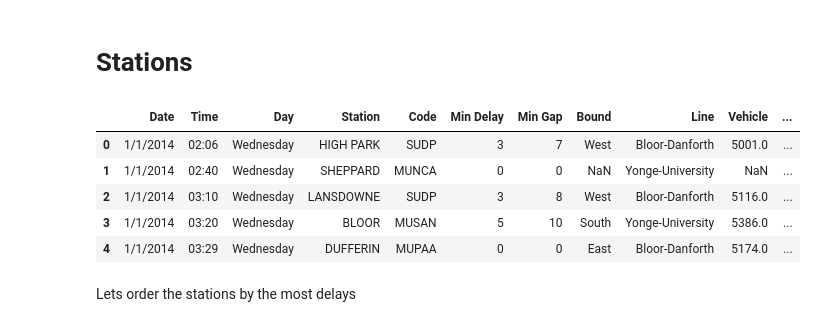
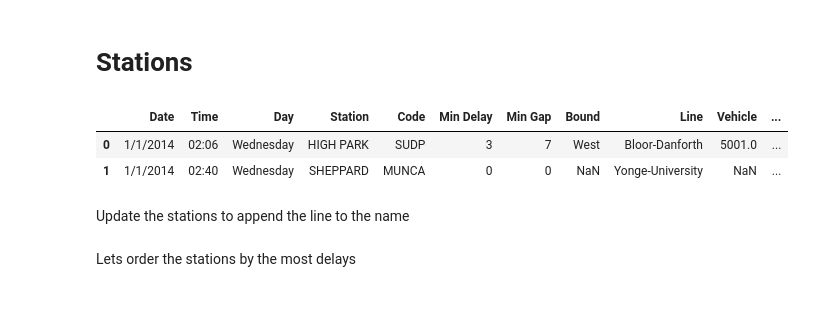
Before and after one commit to cllopes/scs-3250-tcc, a Jupyter notebook: Stations.ipynb, the cells around one changed output. Drawn from its saved outputs; the diff is of its cells as text; code cells hidden in the pictures.

Commit message:
More station analysis

```diff
--- a/Stations.ipynb
+++ b/Stations.ipynb
@@ -8,11 +10,10 @@ import matplotlib.patches as mpatches
 # %%
 ttc = pd.read_csv('ttc_delays_cleaned.csv')
 ttc['Hour'] = pd.to_datetime(ttc['Time'], format='%H:%M').dt.hour
-ttc.head()
+ttc.head(2)
 # %% [output]
 |  | Date | Time | Day | Station | Code | Min Delay | Min Gap | Bound | Line | Vehicle | ... |
 | 0 | 1/1/2014 | 02:06 | Wednesday | HIGH PARK | SUDP | 3 | 7 | West | Bloor-Danforth | 5001.0 | ... |
 | 1 | 1/1/2014 | 02:40 | Wednesday | SHEPPARD | MUNCA | 0 | 0 | NaN | Yonge-University | NaN | ... |
-| 2 | 1/1/2014 | 03:10 | Wednesday | LANSDOWNE | SUDP | 3 | 8 | West | Bloor-Danforth | 5116.0 | ... |
-| 3 | 1/1/2014 | 03:20 | Wednesday | BLOOR | MUSAN | 5 | 10 | South | Yonge-University | 5386.0 | ... |
-| 4 | 1/1/2014 | 03:29 | Wednesday | DUFFERIN | MUPAA | 0 | 0 | East | Bloor-Danforth | 5174.0 | ... |
+# %% [markdown]
+Update the stations to append the line to the name
```
Also changed, not shown: parts of 29 cells of this notebook, 5 other files.
